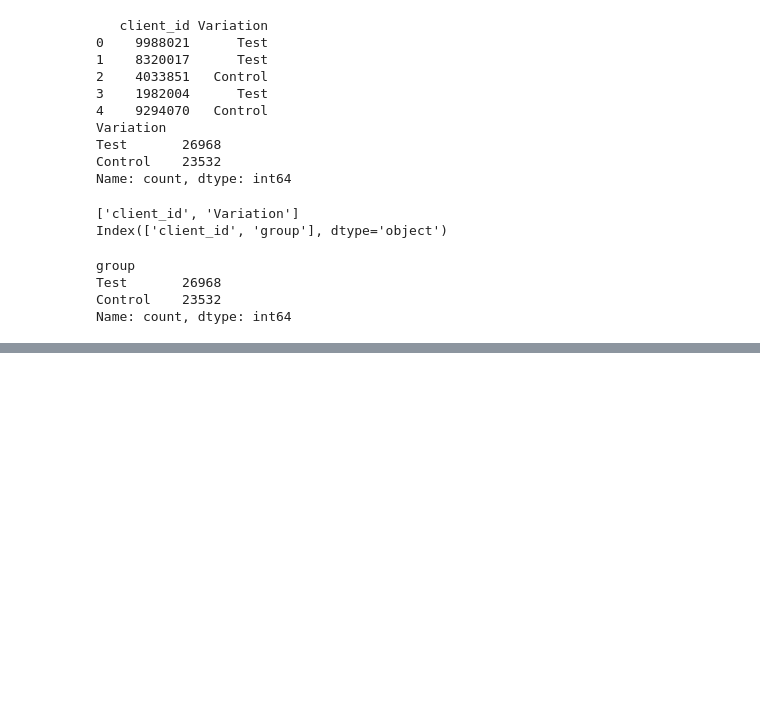
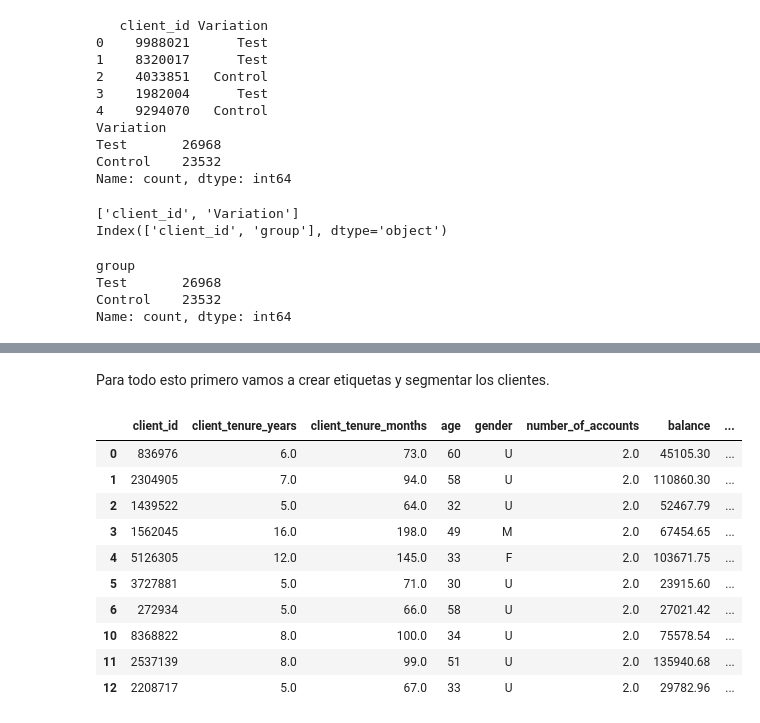
Before and after one commit to FranBretones/vanguard-ab-test, a Jupyter notebook: eda-clean.ipynb, the cells around one changed output, grey strips where cells are left out. Drawn from its saved outputs; the diff is of its cells as text; code cells hidden in the pictures; blank space fills up the shorter version.

Commit message:
identificaion de segmentos

```diff
--- a/eda-clean.ipynb
+++ b/eda-clean.ipynb
@@ -223,0 +338,50 @@ Name: count, dtype: int64
+# %% [markdown]
+Para todo esto primero vamos a crear etiquetas y segmentar los clientes.
+# %%
+def segmentar_clientes(df):
+    df = df.copy()
+
+    # Segmentación balance usando IQR
+    Q1 = df['balance'].quantile(0.25)
+    Q3 = df['balance'].quantile(0.75)
+    bins_balance = [df['balance'].min()-1, Q1, Q3, df['balance'].max()]
+    labels_balance = ['Bajo', 'Medio', 'Alto']
+    df['segment_balance'] = pd.cut(df['balance'], bins=bins_balance, labels=labels_balance, include_lowest=True)
+
+    # Segmentación tenure usando IQR
+    Q1_tenure = df['client_tenure_years'].quantile(0.25)
+    Q3_tenure = df['client_tenure_years'].quantile(0.75)
+    bins_tenure = [df['client_tenure_years'].min()-1, Q1_tenure, Q3_tenure, df['client_tenure_years'].max()]
+    labels_tenure = ['Nuevo', 'Medio', 'Leal']
+    df['segment_tenure'] = pd.cut(df['client_tenure_years'], bins=bins_tenure, labels=labels_tenure, include_lowest=True)
+
+    # Segmentación logons usando IQR
+    Q1_logons = df['logons_6_mnth'].quantile(0.25)
+    Q3_logons = df['logons_6_mnth'].quantile(0.75)
+    bins_logons = [df['logons_6_mnth'].min()-1, Q1_logons, Q3_logons, df['logons_6_mnth'].max()]
+    labels_logons = ['Inactivo', 'Medio', 'Activo']
+    df['segment_logons'] = pd.cut(df['logons_6_mnth'], bins=bins_logons, labels=labels_logons, include_lowest=True)
+
+    # Segmentación edad usando IQR
+    Q1_age = df['age'].quantile(0.25)
+    Q3_age = df['age'].quantile(0.75)
+    bins_age = [df['age'].min()-1, Q1_age, Q3_age, df['age'].max()]
+    labels_age = ['Joven', 'Adulto', 'Senior']
+    df['segment_age'] = pd.cut(df['age'], bins=bins_age, labels=labels_age, include_lowest=True)
+
+    return df
+
+df_demo_iqr = segmentar_clientes(df_demo_iqr)
+df_demo_iqr.head(10)
+# %% [output]
+|  | client_id | client_tenure_years | client_tenure_months | age | gender | number_of_accounts | balance | ... |
+| 0 | 836976 | 6.0 | 73.0 | 60 | U | 2.0 | 45105.30 | ... |
+| 1 | 2304905 | 7.0 | 94.0 | 58 | U | 2.0 | 110860.30 | ... |
+| 2 | 1439522 | 5.0 | 64.0 | 32 | U | 2.0 | 52467.79 | ... |
+| 3 | 1562045 | 16.0 | 198.0 | 49 | M | 2.0 | 67454.65 | ... |
+| 4 | 5126305 | 12.0 | 145.0 | 33 | F | 2.0 | 103671.75 | ... |
+| 5 | 3727881 | 5.0 | 71.0 | 30 | U | 2.0 | 23915.60 | ... |
+| 6 | 272934 | 5.0 | 66.0 | 58 | U | 2.0 | 27021.42 | ... |
+| 10 | 8368822 | 8.0 | 100.0 | 34 | U | 2.0 | 75578.54 | ... |
+| 11 | 2537139 | 8.0 | 99.0 | 51 | U | 2.0 | 135940.68 | ... |
+| 12 | 2208717 | 5.0 | 67.0 | 33 | U | 2.0 | 29782.96 | ... |
```
Also changed, not shown: parts of 16 cells of this notebook, 1 other file.
